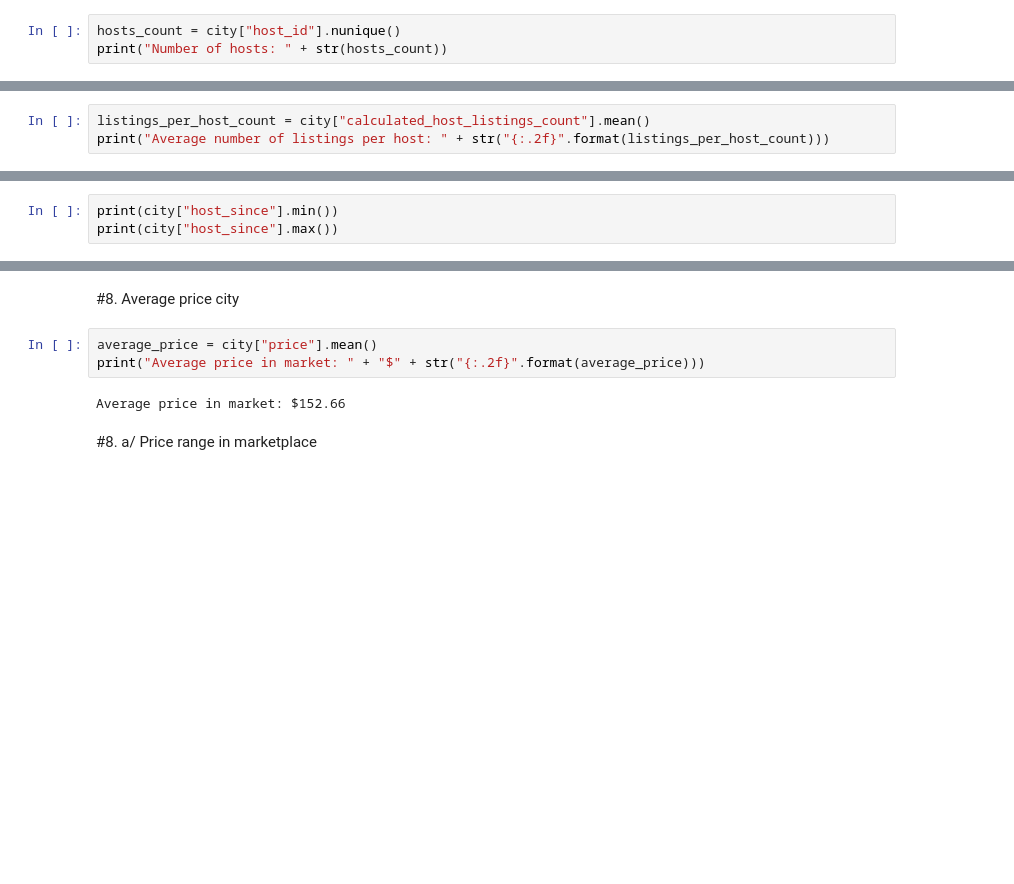
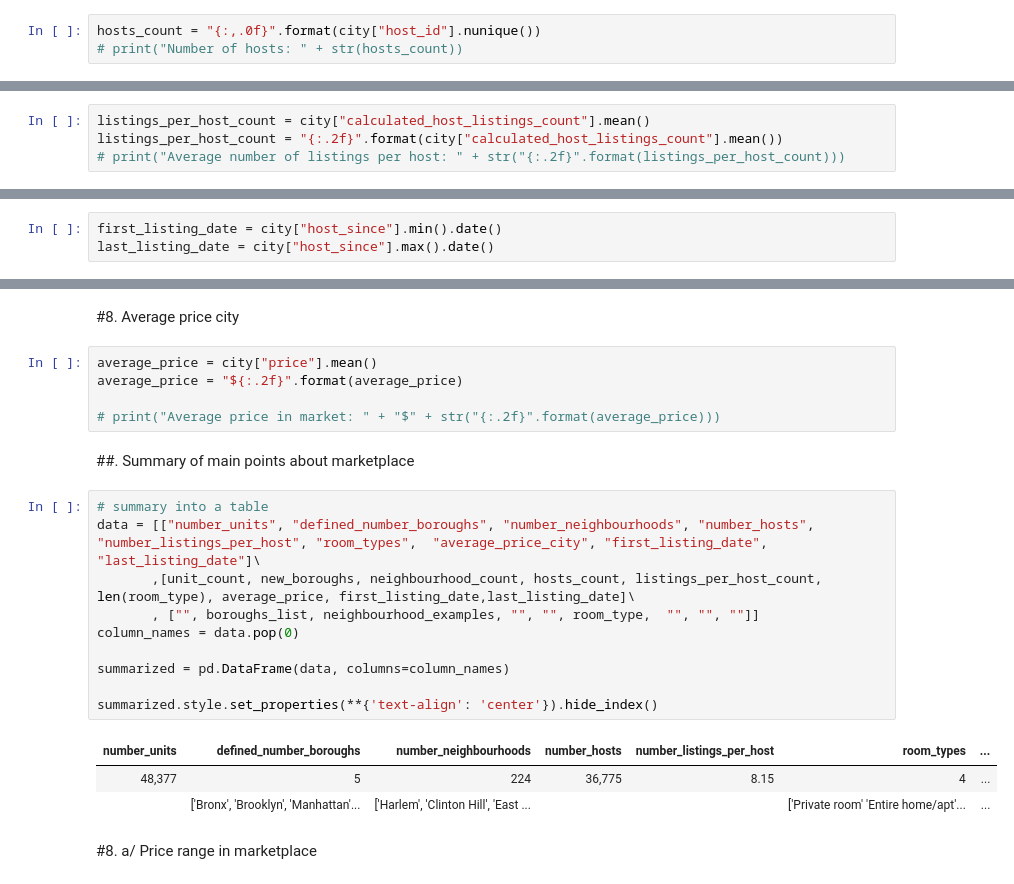
Before and after one commit to AlbaneCM/airbnb, a Jupyter notebook: airbnb.ipynb, the cells around one changed output, grey strips where cells are left out. Cells and saved outputs as stored; diff of their text form; blank space fills up the shorter version.

```diff
--- a/airbnb.ipynb
+++ b/airbnb.ipynb
@@ -343,5 +333,5 @@ Number of pre-defined neighbourhoods: 224
 # %% [markdown]
 #4. Number of hosts
 # %%
-hosts_count = city["host_id"].nunique()
-print("Number of hosts: " + str(hosts_count))
+hosts_count = "{:,.0f}".format(city["host_id"].nunique())
+# print("Number of hosts: " + str(hosts_count))
@@ -351,4 +339,5 @@ Number of hosts: 36775
 #5. Number of listings per host
 # %%
 listings_per_host_count = city["calculated_host_listings_count"].mean()
-print("Average number of listings per host: " + str("{:.2f}".format(listings_per_host_count)))
+listings_per_host_count = "{:.2f}".format(city["calculated_host_listings_count"].mean())
+# print("Average number of listings per host: " + str("{:.2f}".format(listings_per_host_count)))
@@ -364,5 +348,5 @@ Room types: ['Private room' 'Entire home/apt' 'Shared room' 'Hotel room']
 # %% [markdown]
 #7. First and last listing date
 # %%
-print(city["host_since"].min())
-print(city["host_since"].max())
+first_listing_date = city["host_since"].min().date()
+last_listing_date = city["host_since"].max().date()
@@ -373,9 +354,25 @@ print(city["host_since"].max())
 #8. Average price city
 # %%
 average_price = city["price"].mean()
-print("Average price in market: " + "$" + str("{:.2f}".format(average_price)))
+average_price = "${:.2f}".format(average_price)
+
+# print("Average price in market: " + "$" + str("{:.2f}".format(average_price)))
-# %% [output]
-Average price in market: $152.66
+# %% [markdown]
+##. Summary of main points about marketplace
+# %%
+# summary into a table
+data = [["number_units", "defined_number_boroughs", "number_neighbourhoods", "number_hosts", "number_listings_per_host", "room_types",  "average_price_city", "first_listing_date", "last_listing_date"]\
+       ,[unit_count, new_boroughs, neighbourhood_count, hosts_count, listings_per_host_count, len(room_type), average_price, first_listing_date,last_listing_date]\
+       , ["", boroughs_list, neighbourhood_examples, "", "", room_type,  "", "", ""]]
+column_names = data.pop(0)
+
+summarized = pd.DataFrame(data, columns=column_names)
+
+summarized.style.set_properties(**{'text-align': 'center'}).hide_index()
+# %% [output]
+| number_units | defined_number_boroughs | number_neighbourhoods | number_hosts | number_listings_per_host | room_types | ... |
+| 48,377 | 5 | 224 | 36,775 | 8.15 | 4 | ... |
+|  | ['Bronx', 'Brooklyn', 'Manhattan'... | ['Harlem', 'Clinton Hill', 'East ... |  |  | ['Private room' 'Entire home/apt'... | ... |
 # %% [markdown]
 #8. a/ Price range in marketplace
 # %%
```
Also changed, not shown: parts of 17 cells of this notebook.
